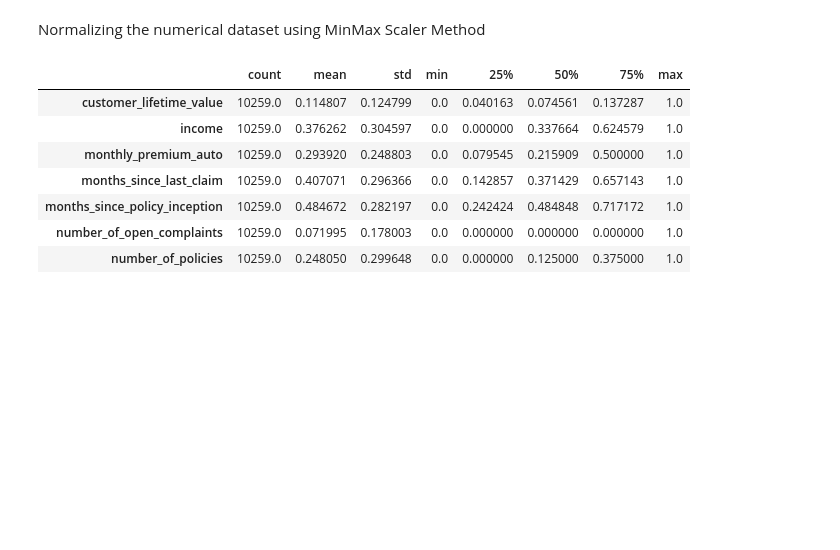
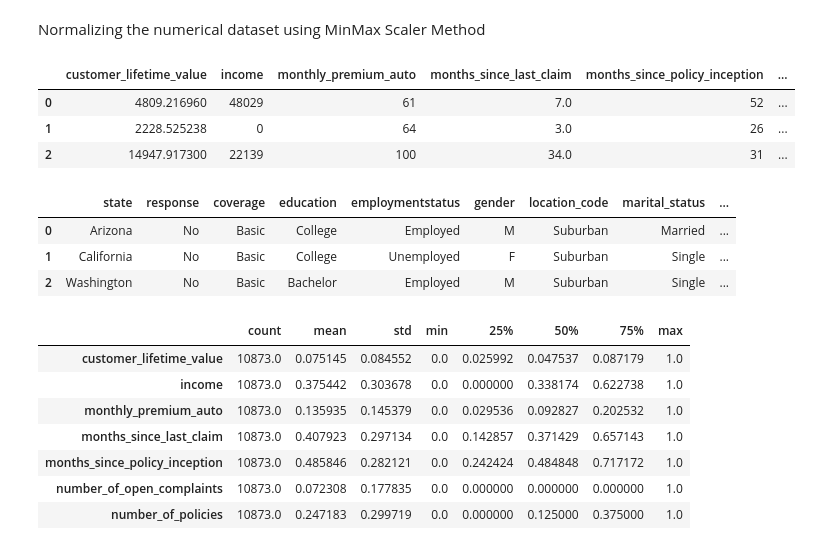
Before and after one commit to Simao-Lopes/lab-customer-analysis-round-2, a Jupyter notebook: files_for_lab/csv_files/Lab Solution.ipynb, the cells around one changed output. Drawn from its saved outputs; the diff is of its cells as text; code cells hidden in the pictures; blank space fills up the shorter version.

```diff
--- a/files_for_lab/csv_files/Lab Solution.ipynb
+++ b/files_for_lab/csv_files/Lab Solution.ipynb
@@ -530,28 +530,39 @@ X-y split
 from sklearn import linear_model
 from sklearn.metrics import mean_squared_error, r2_score
 
-y = numerical['total_claim_amount']
-X = numerical.drop(['total_claim_amount', 'month'], axis=1)
+y = data['total_claim_amount']
+X = data.drop(['total_claim_amount', 'month'], axis=1)
 # %% [markdown]
 Normalizing the numerical dataset using MinMax Scaler Method
 # %%
 from sklearn.preprocessing import MinMaxScaler
 from sklearn.preprocessing import StandardScaler
 
 X_num = X.select_dtypes(include = np.number)
 X_cat = X.select_dtypes(include = object)
 
+display(X_num.head(3))
+display(X_cat.head(3))
+
 transformer = MinMaxScaler().fit(X_num)
-x_normalized = transformer.transform(X_num)
-x_normalized = pd.DataFrame(x_normalized, columns=X_num.columns)
+X_normalized = transformer.transform(X_num)
+X_normalized = pd.DataFrame(X_normalized, columns=X_num.columns)
 
-x_normalized.describe().T
+X_normalized.describe().T
 # %% [output]
-|  | count | mean | std | min | 25% | 50% | 75% | max |
-| customer_lifetime_value | 10259.0 | 0.114807 | 0.124799 | 0.0 | 0.040163 | 0.074561 | 0.137287 | 1.0 |
-| income | 10259.0 | 0.376262 | 0.304597 | 0.0 | 0.000000 | 0.337664 | 0.624579 | 1.0 |
-| monthly_premium_auto | 10259.0 | 0.293920 | 0.248803 | 0.0 | 0.079545 | 0.215909 | 0.500000 | 1.0 |
-| months_since_last_claim | 10259.0 | 0.407071 | 0.296366 | 0.0 | 0.142857 | 0.371429 | 0.657143 | 1.0 |
-| months_since_policy_inception | 10259.0 | 0.484672 | 0.282197 | 0.0 | 0.242424 | 0.484848 | 0.717172 | 1.0 |
-| number_of_open_complaints | 10259.0 | 0.071995 | 0.178003 | 0.0 | 0.000000 | 0.000000 | 0.000000 | 1.0 |
-| number_of_policies | 10259.0 | 0.248050 | 0.299648 | 0.0 | 0.000000 | 0.125000 | 0.375000 | 1.0 |
+|  | customer_lifetime_value | income | monthly_premium_auto | months_since_last_claim | months_since_policy_inception | ... |
+| 0 | 4809.216960 | 48029 | 61 | 7.0 | 52 | ... |
+| 1 | 2228.525238 | 0 | 64 | 3.0 | 26 | ... |
+| 2 | 14947.917300 | 22139 | 100 | 34.0 | 31 | ... |
+|  | state | response | coverage | education | employmentstatus | gender | location_code | marital_status | ... |
+| 0 | Arizona | No | Basic | College | Employed | M | Suburban | Married | ... |
+| 1 | California | No | Basic | College | Unemployed | F | Suburban | Single | ... |
+| 2 | Washington | No | Basic | Bachelor | Employed | M | Suburban | Single | ... |
+|  | count | mean | std | min | 25% | 50% | 75% | max |
+| customer_lifetime_value | 10873.0 | 0.075145 | 0.084552 | 0.0 | 0.025992 | 0.047537 | 0.087179 | 1.0 |
+| income | 10873.0 | 0.375442 | 0.303678 | 0.0 | 0.000000 | 0.338174 | 0.622738 | 1.0 |
+| monthly_premium_auto | 10873.0 | 0.135935 | 0.145379 | 0.0 | 0.029536 | 0.092827 | 0.202532 | 1.0 |
+| months_since_last_claim | 10873.0 | 0.407923 | 0.297134 | 0.0 | 0.142857 | 0.371429 | 0.657143 | 1.0 |
+| months_since_policy_inception | 10873.0 | 0.485846 | 0.282121 | 0.0 | 0.242424 | 0.484848 | 0.717172 | 1.0 |
+| number_of_open_complaints | 10873.0 | 0.072308 | 0.177835 | 0.0 | 0.000000 | 0.000000 | 0.000000 | 1.0 |
+| number_of_policies | 10873.0 | 0.247183 | 0.299719 | 0.0 | 0.000000 | 0.125000 | 0.375000 | 1.0 |
```
Also changed, not shown: parts of 4 cells of this notebook.
